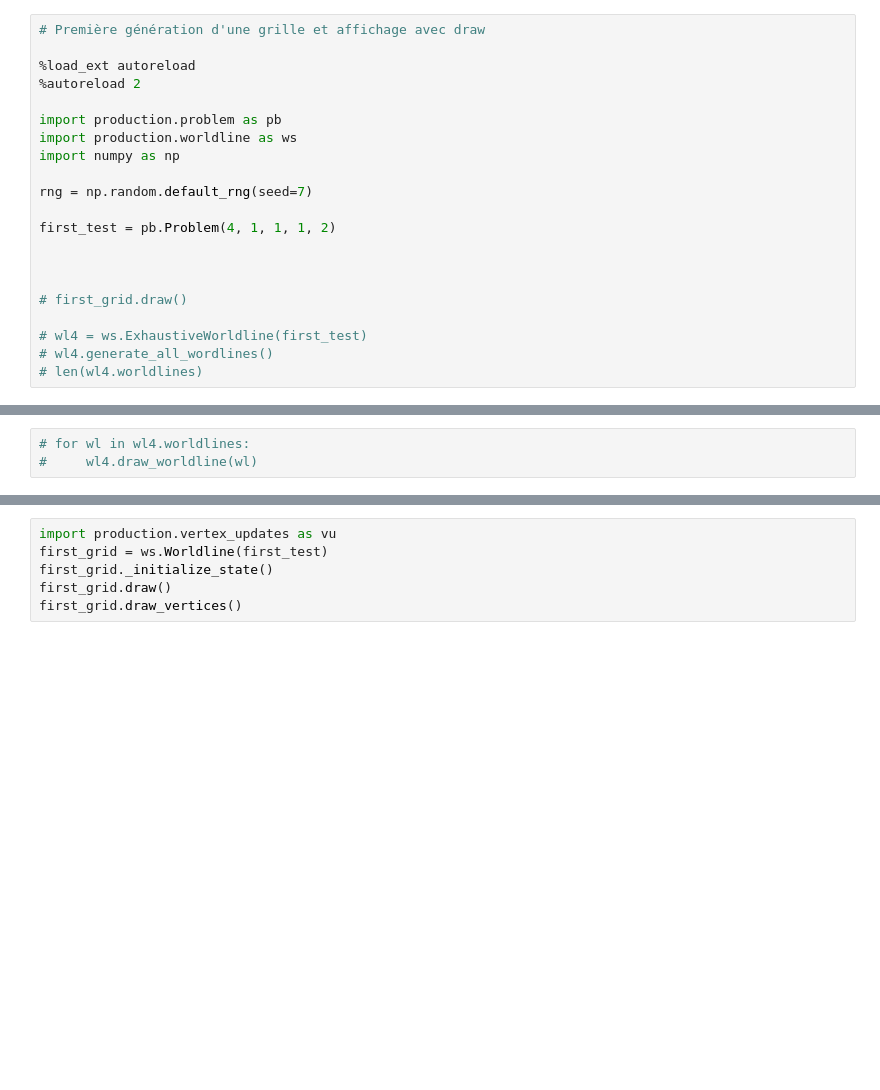
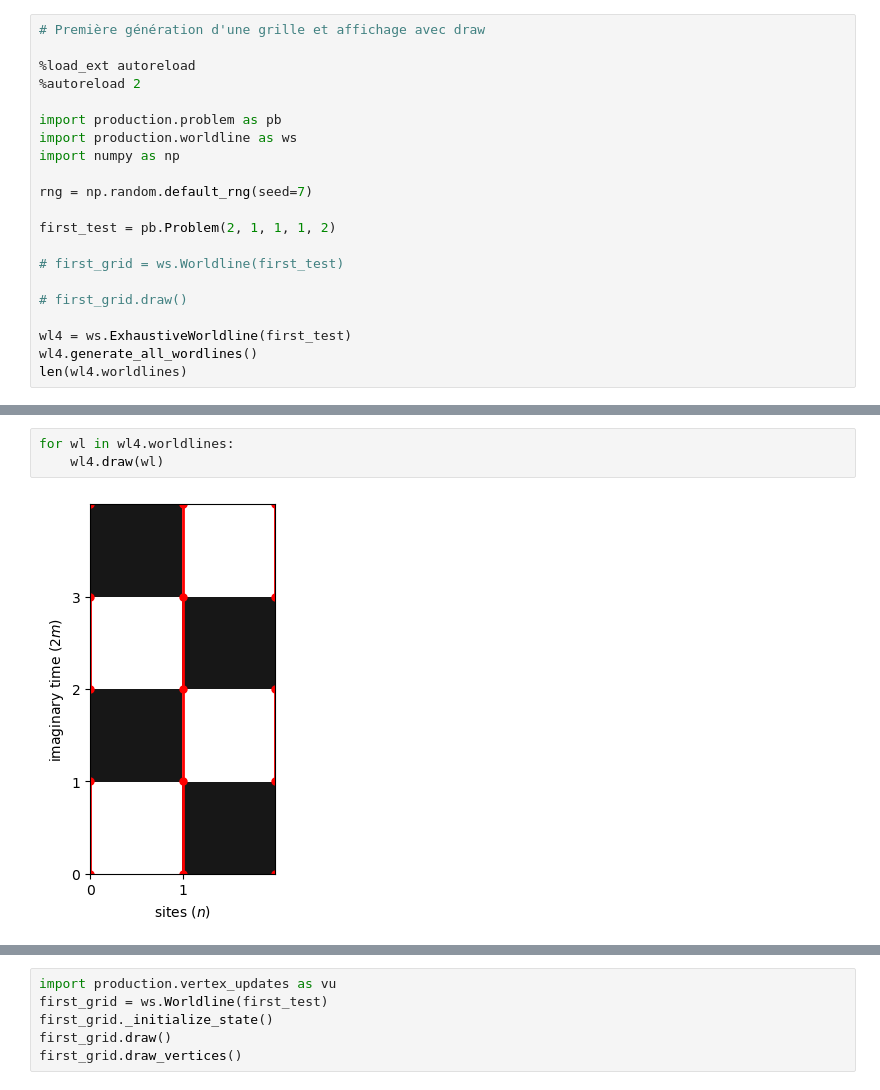
Before and after one commit to Jaymun723/quantum-monte-carlo, a Jupyter notebook: thea.ipynb, the cells around one changed output, grey strips where cells are left out. Drawn from its saved outputs; the diff is of its cells as text; blank space fills up the shorter version.

Commit message:
quelques updates sur le draw

```diff
--- a/thea.ipynb
+++ b/thea.ipynb
@@ -10,15 +10,15 @@ import numpy as np
 
 rng = np.random.default_rng(seed=7)
 
-first_test = pb.Problem(4, 1, 1, 1, 2)
+first_test = pb.Problem(2, 1, 1, 1, 2)
 
-
+# first_grid = ws.Worldline(first_test)
 
 # first_grid.draw()
 
-# wl4 = ws.ExhaustiveWorldline(first_test)
-# wl4.generate_all_wordlines()
-# len(wl4.worldlines)
+wl4 = ws.ExhaustiveWorldline(first_test)
+wl4.generate_all_wordlines()
+len(wl4.worldlines)
 # %% [output]
 The autoreload extension is already loaded. To reload it, use:
   %reload_ext autoreload
@@ -26,3 +44,5 @@ The autoreload extension is already loaded. To reload it, use:
 # %%
-# for wl in wl4.worldlines:
-#     wl4.draw_worldline(wl)
+for wl in wl4.worldlines:
+    wl4.draw(wl)
+# %% [output]
+[figure, added]
```
Also changed, not shown: parts of 3 cells of this notebook, 3 other files.
